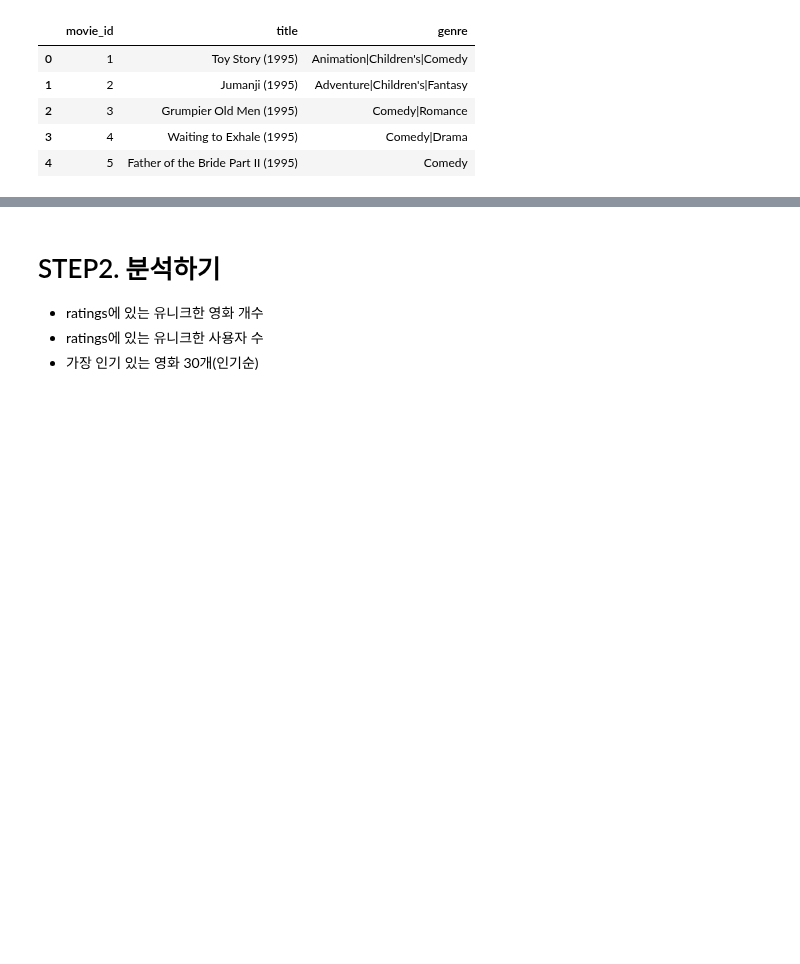
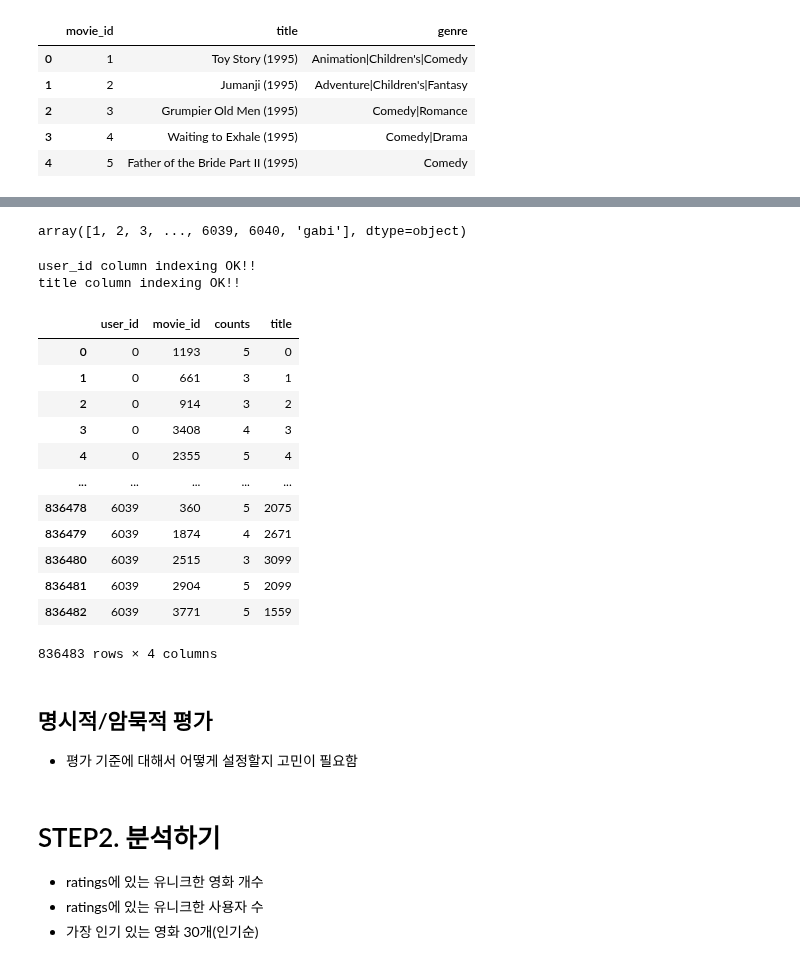
Before and after one commit to LAGABI44/AIFFEL_Study, a Jupyter notebook: EXPLORATION/Submission/[E-14]Movie_Recommendations.ipynb, the cells around one changed output, grey strips where cells are left out. Cells and saved outputs as stored; diff of their text form; code cells hidden in the pictures; blank space fills up the shorter version.

```diff
--- a/EXPLORATION/Submission/[E-14]Movie_Recommendations.ipynb
+++ b/EXPLORATION/Submission/[E-14]Movie_Recommendations.ipynb
@@ -80,0 +184,7 @@ data.tail(10)       # 잘 추가되었는지 확인해 봅시다.
+# %%
+my_favorite_id = [360, 1874, 2515, 2904, 3771]
+my_favorite_title = ['i love trouble (1994)', 'still breathing (1997)', 'children of the corn ii: the final sacrifice (1993)', 'rain (1932)','golden voyage of sinbad, the (1974)']
+my_favorite_count	 = [5,4,3,5,5]
+
+my_movielist = pd.DataFrame({'user_id': ['gabi']*5, 'movie_id': my_favorite_id, 'counts': my_favorite_count, 'title': my_favorite_title})
+my_movielist
@@ -80,0 +198,3 @@ data.tail(10)       # 잘 추가되었는지 확인해 봅시다.
+# %%
+merge_movies_1 = merge_movies_1.append(my_movielist, ignore_index=True)
+merge_movies_1.tail(10)
@@ -81,3 +218,60 @@ data.tail(10)       # 잘 추가되었는지 확인해 봅시다.
+# %%
+merge_movies_1['user_id'].unique()
+# %% [output]
+array([1, 2, 3, ..., 6039, 6040, 'gabi'], dtype=object)
+# %%
+# 고유한 유저, 제목을 찾아내는 코드
+user_unique = merge_movies_1['user_id'].unique()
+title_unique = merge_movies_1['title'].unique()
+
+# 유저, 아티스트 indexing 하는 코드 idx는 index의 약자입니다.
+user_to_idx = {v:k for k,v in enumerate(user_unique)}
+title_to_idx = {v:k for k,v in enumerate(title_unique)}
+
+# 인덱싱 확인하기
+#print(user_to_idx['gabi'])
+#print(title_to_idx['rain (1932)'])
+# %%
+# indexing을 통해 데이터 컬럼 내 값을 바꾸는 코드
+# dictionary 자료형의 get 함수는 https://wikidocs.net/16 을 참고하세요.
+
+# user_to_idx.get을 통해 user_id 컬럼의 모든 값을 인덱싱한 Series를 구해 봅시다.
+# 혹시 정상적으로 인덱싱되지 않은 row가 있다면 인덱스가 NaN이 될 테니 dropna()로 제거합니다.
+temp_user_data = merge_movies_1['user_id'].map(user_to_idx.get).dropna()
+if len(temp_user_data) == len(merge_movies_1):   # 모든 row가 정상적으로 인덱싱되었다면
+    print('user_id column indexing OK!!')
+    merge_movies_1['user_id'] = temp_user_data   # data['user_id']을 인덱싱된 Series로 교체해 줍니다.
+else:
+    print('user_id column indexing Fail!!')
+
+# artist_to_idx을 통해 artist 컬럼도 동일한 방식으로 인덱싱해 줍니다.
+temp_title_data = merge_movies_1['title'].map(title_to_idx.get).dropna()
+if len(temp_title_data) == len(merge_movies_1):
+    print('title column indexing OK!!')
+    merge_movies_1['title'] = temp_title_data
+else:
+    print('title column indexing Fail!!')
+
+merge_movies_1
+# %% [output]
+user_id column indexing OK!!
+title column indexing OK!!
+|  | user_id | movie_id | counts | title |
+| 0 | 0 | 1193 | 5 | 0 |
+| 1 | 0 | 661 | 3 | 1 |
+| 2 | 0 | 914 | 3 | 2 |
+| 3 | 0 | 3408 | 4 | 3 |
+| 4 | 0 | 2355 | 5 | 4 |
+| ... | ... | ... | ... | ... |
+| 836478 | 6039 | 360 | 5 | 2075 |
+| 836479 | 6039 | 1874 | 4 | 2671 |
+| 836480 | 6039 | 2515 | 3 | 3099 |
+| 836481 | 6039 | 2904 | 5 | 2099 |
+| 836482 | 6039 | 3771 | 5 | 1559 |
+836483 rows × 4 columns
+# %% [markdown]
+## 명시적/암묵적 평가
+- 평가 기준에 대해서 어떻게 설정할지 고민이 필요함
 # %% [markdown]
 # STEP2. 분석하기
 - ratings에 있는 유니크한 영화 개수
```
Also changed, not shown: parts of 42 cells of this notebook.
